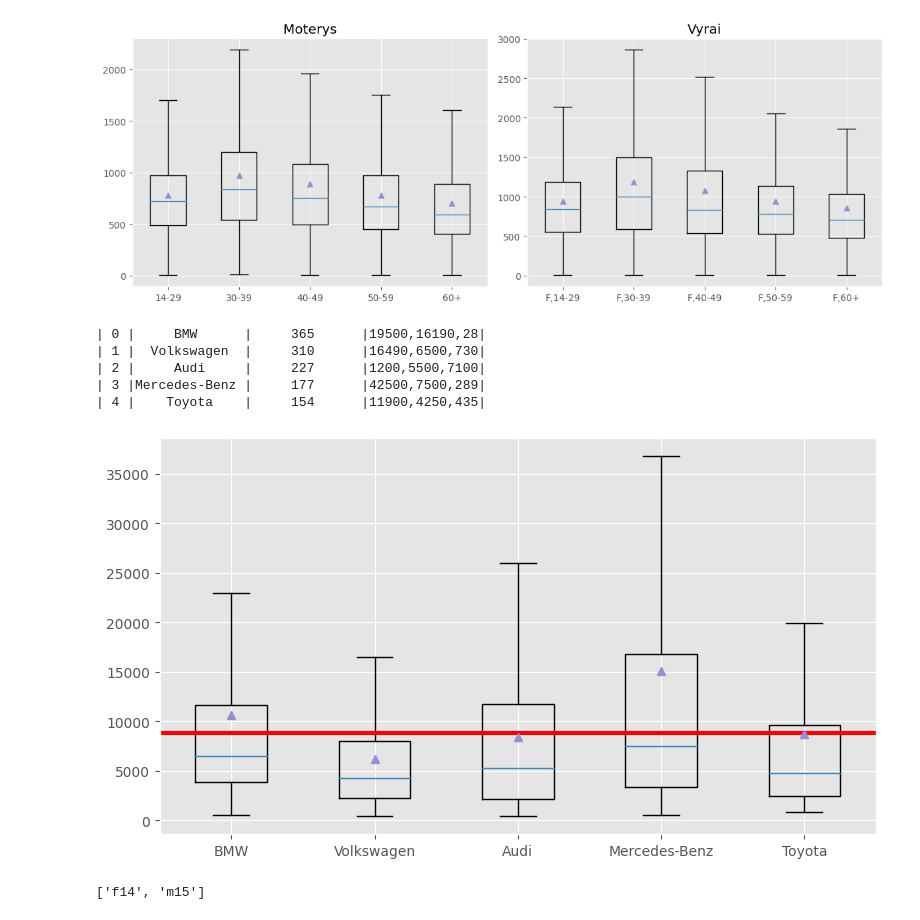
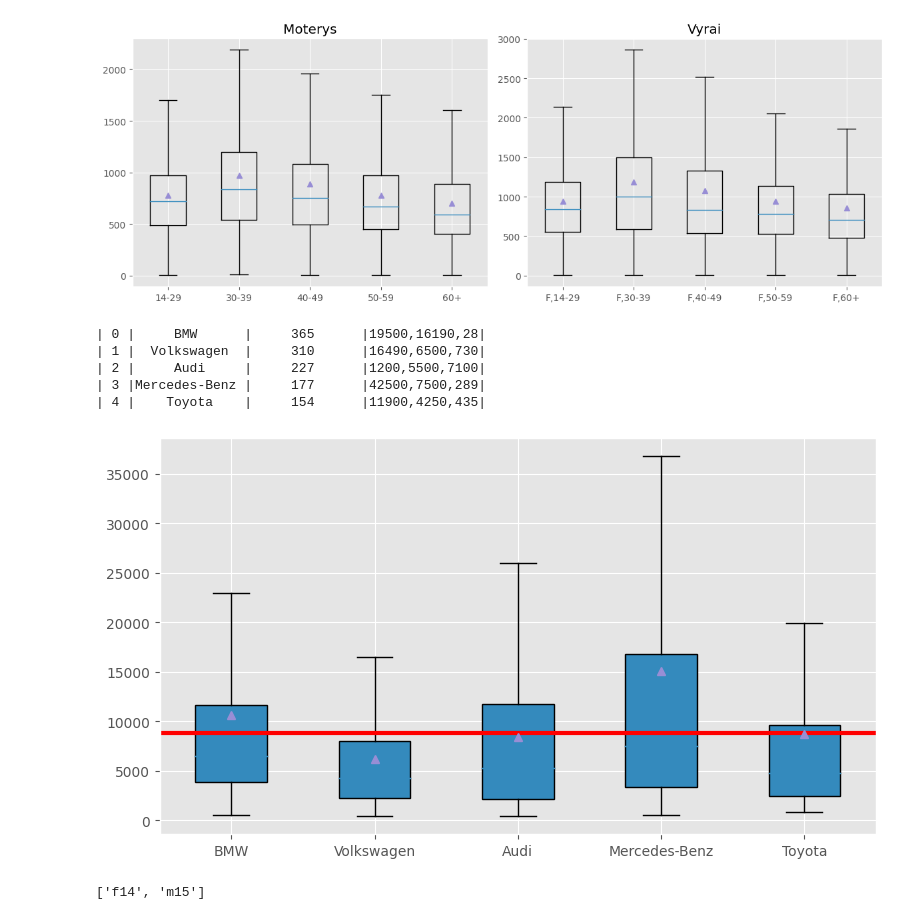
Before and after one commit to ISeeBugsEverywhere/DataScienceNotebooks, a Jupyter notebook: Notebooks/24paskaita.ipynb, the cells around one changed output. Cells and saved outputs as stored; diff of their text form; code cells hidden in the pictures.

```diff
--- a/Notebooks/24paskaita.ipynb
+++ b/Notebooks/24paskaita.ipynb
@@ -128,35 +128,35 @@ ORDER BY C DESC
 LIMIT 5;"""
 C.execute(sql)
 ans = C.fetchall()
 g, c, gc = list(map(list, zip(*ans)))
 #? = np.transpose(ans)
 for k, i in enumerate(gc):
     gc[k] = np.fromstring(i, sep=',')
 
 pout(ans)
 
 #sql užklausos vykdymas per mysql/mariadb kursorių
 sql="""select avg(cast(replace(price, ' ', '') as float)) from autopliuslt"""
 C.execute(sql)
 ans = C.fetchall()
 vid = ans[0][0]
 
 fig, axis = plt.subplots(figsize=(8,4.5))
 #plotting code:
-axis.boxplot(gc, showmeans=True, showfliers=False)
+axis.boxplot(gc, showmeans=True, showfliers=False, patch_artist=True)
 axis.set_xticklabels(g)
 axis.axhline(y=vid, color='red', linewidth=3)
 #axis.legend(loc='best')
 #axis.ticklabel_format(style='plain')
 fig.tight_layout()
 plt.show()
 # %% [output]
 | 0 |     BMW      |     365      |19500,16190,28|
 | 1 |  Volkswagen  |     310      |16490,6500,730|
 | 2 |     Audi     |     227      |1200,5500,7100|
 | 3 |Mercedes-Benz |     177      |42500,7500,289|
 | 4 |    Toyota    |     154      |11900,4250,435|
-[figure, old version]
+[figure, new version]
 # %%
 l = ['f', 'm']
 g = ['14', '15']
```
Also changed, not shown: parts of 4 cells of this notebook.
